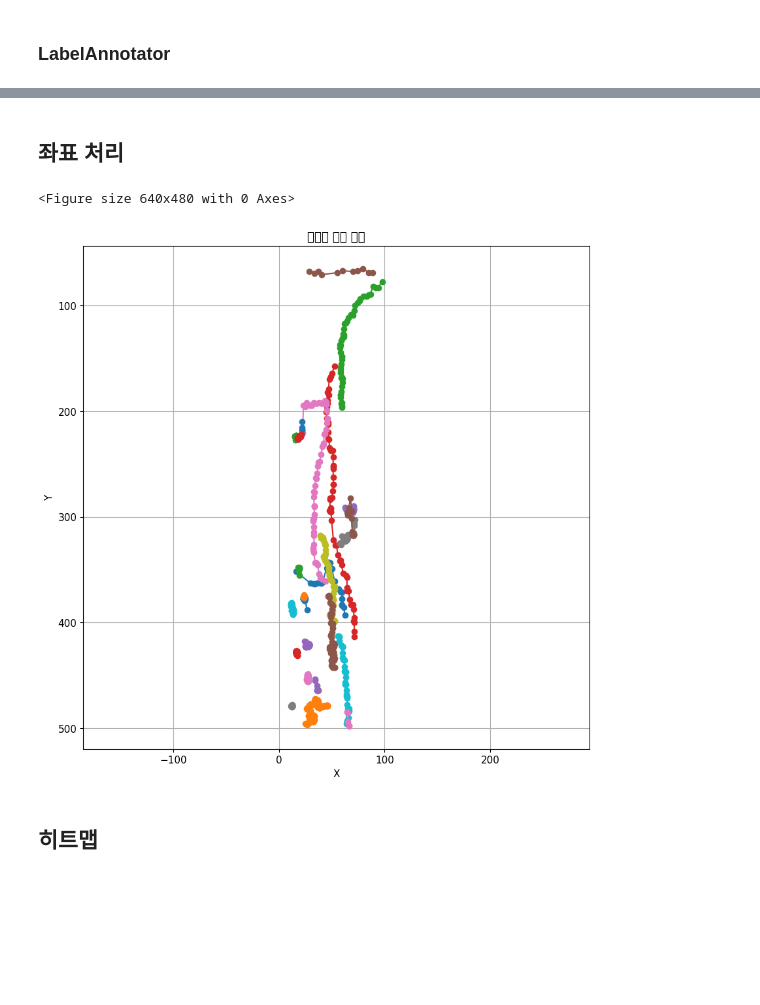
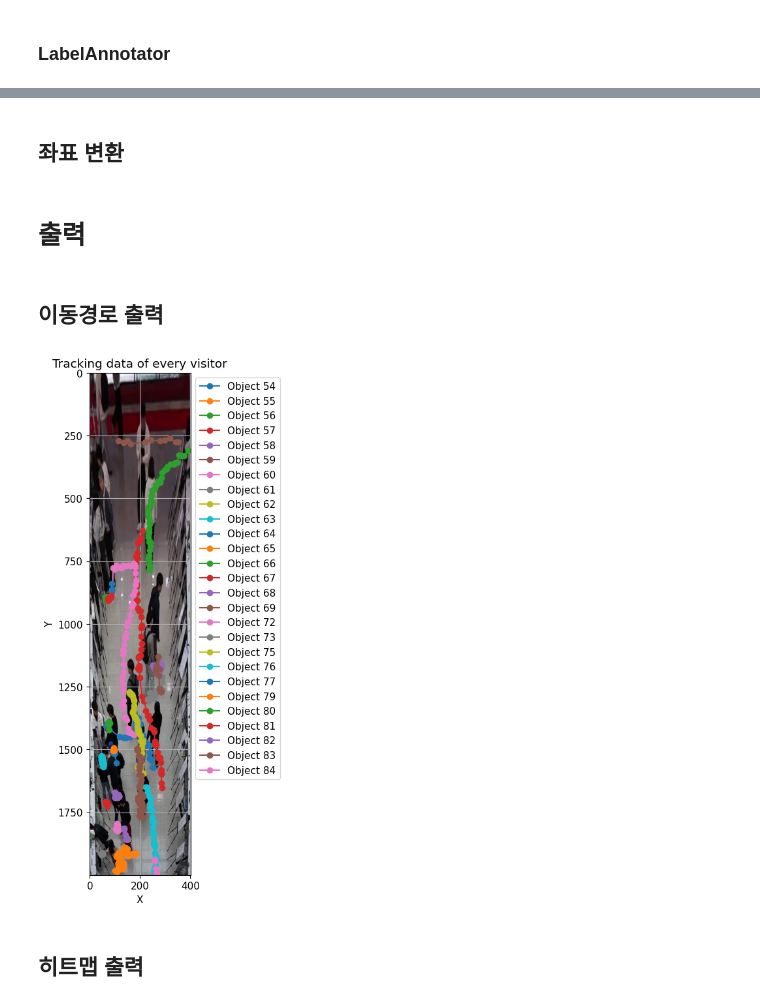
Before and after one commit to seoes/new-wave-agile-dev, a Jupyter notebook: tracker.ipynb, the cells around one changed output, grey strips where cells are left out. Drawn from its saved outputs; the diff is of its cells as text; code cells hidden in the pictures; blank space fills up the shorter version.

Commit message:
Add heatmap and tracking data graph

```diff
--- a/tracker.ipynb
+++ b/tracker.ipynb
@@ -237,11 +229,25 @@ Processing frame 11...
+# %%
+width = 400
+height = 2000
 # %% [markdown]
-## 좌표 처리
+## 좌표 변환
 # %%
+# 원근 변환을 위한 소스 및 대상 점 정의
 src_points = np.float32([[378,260],[688,260],[1080,1745],[0,1745]])
-dst_points = np.float32([[0, 0], [100, 0], [100, 500], [0, 500]])
+dst_points = np.float32([[0, 0], [width, 0], [width, height], [0, height]])
 
+# 원근 변환 행렬 계산
 M = cv2.getPerspectiveTransform(src_points, dst_points)
 
+# 비디오를 로드
+cap = cv2.VideoCapture(VIDEO)
+
+# 첫 프레임을 읽기
+ret, frame = cap.read()
+frame = cv2.cvtColor(frame, cv2.COLOR_BGR2RGB)
+warped_image = cv2.warpPerspective(frame, M, (width, height))
+
+# 객체별 경로를 저장할 defaultdict 생성
 trajectories = defaultdict(list)
 
 for frame_coords in each_coord:
@@ -251,59 +257,37 @@ for frame_coords in each_coord:
     transformed_coord = cv2.perspectiveTransform(np.array([[x, y]], dtype='float32').reshape(-1, 1, 2), M)
     # 변환된 좌표를 객체 ID에 맞게 리스트에 추가
     trajectories[obj_id].append((frame, transformed_coord[0][0][0], transformed_coord[0][0][1]))
+# %% [markdown]
+# 출력
+# %% [markdown]
+## 이동경로 출력
 # %%
-%matplotlib inline
-import matplotlib.pyplot as plt
-from collections import defaultdict
-
-
-
-# 원근 변환을 위한 소스 및 대상 점 정의
-src_points = np.float32([[378,260],[688,260],[1080,1745],[0,1745]])
-dst_points = np.float32([[0, 0], [100, 0], [100, 500], [0, 500]])
-
-# 원근 변환 행렬 계산
-M = cv2.getPerspectiveTransform(src_points, dst_points)
-
-# 객체별 경로를 저장할 defaultdict 생성
-trajectories = defaultdict(list)
-
-# 모든 프레임의 좌표에 대해 처리
-for frame_coords in each_coord:
-    for coord in frame_coords:
-        frame, obj_id, x, y = coord
-        # 좌표에 원근 변환 적용
-        transformed_coord = cv2.perspectiveTransform(np.array([[x, y]], dtype='float32').reshape(-1, 1, 2), M)
-        # 변환된 좌표를 객체 ID에 맞게 리스트에 추가
-        trajectories[obj_id].append((frame, transformed_coord[0][0][0], transformed_coord[0][0][1]))
-
-plt.clf()
-
 # 각 객체별로 정렬된 좌표에 따라 경로 그리기
-plt.figure(figsize=(10, 10))
+plt.figure(figsize=(2, 10))
 for obj_id, path in trajectories.items():
     # 시간에 따라 경로 정렬
     sorted_path = sorted(path, key=lambda x: x[0])
     # 경로의 x, y 좌표를 분리
     x_coords, y_coords = zip(*[(x, y) for _, x, y in sorted_path])
 
     # 경로를 그림
     plt.plot(x_coords, y_coords, marker='o', label=f'Object {obj_id}')
 
 # 시각화 설정
-# plt.legend()
+plt.legend(loc='upper left', bbox_to_anchor=(1, 1))
+
+plt.imshow(warped_image)
 plt.xlabel('X')
 plt.ylabel('Y')
-plt.title('객체별 이동 경로')
+plt.title('Tracking data of every visitor')
+plt.xlim([0,width])
+plt.ylim([height,0])
 plt.grid(True)
 plt.axis('equal')  # 축의 스케일을 동일하게 설정
 
-plt.gca().invert_yaxis()
-
 # 결과 표시
 plt.show()
 # %% [output]
-<Figure size 640x480 with 0 Axes>
-[figure, old version]
+[figure, new version]
 # %% [markdown]
-## 히트맵
+## 히트맵 출력
```
Also changed, not shown: parts of 17 cells of this notebook.
